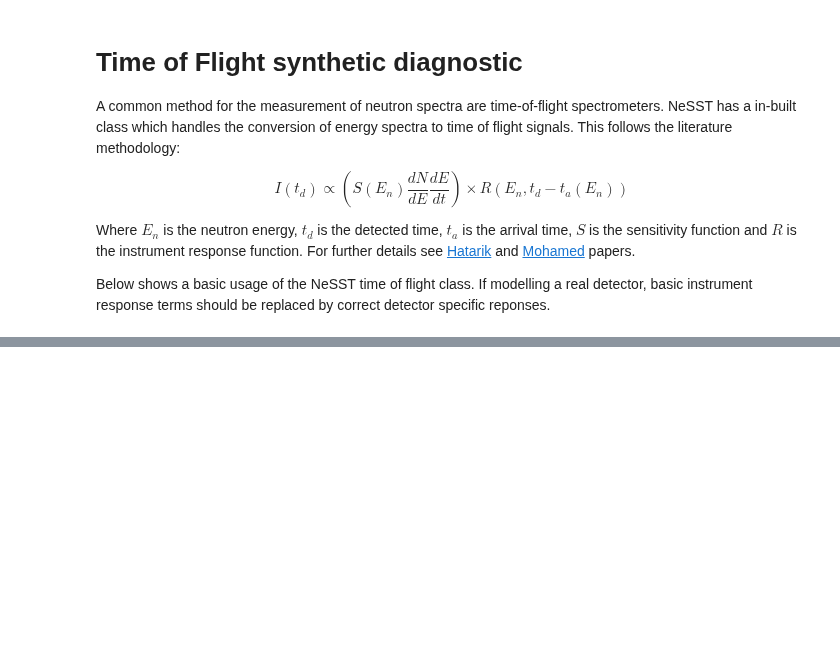
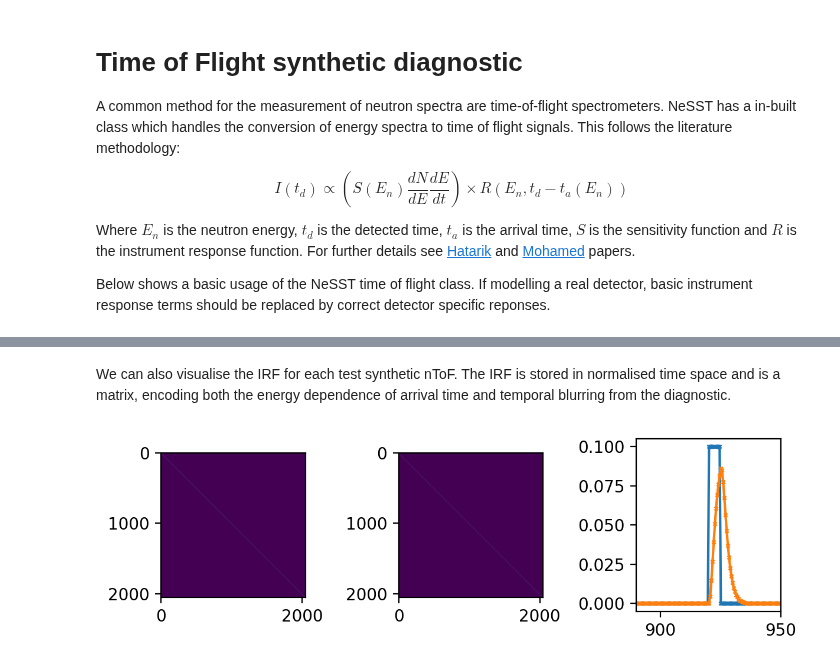
Before and after one commit to aidancrilly/NeSST, a Jupyter notebook: example/NeSST Guide.ipynb, the cells around one changed output, grey strips where cells are left out. Saved outputs shown, nothing was run; the diff lists cells and outputs as text; code cells hidden in the pictures; blank space fills up the shorter version.

```diff
--- a/example/NeSST Guide.ipynb
+++ b/example/NeSST Guide.ipynb
@@ -482,0 +486,16 @@ plt.legend()
+# %% [markdown]
+We can also visualise the IRF for each test synthetic nToF. The IRF is stored in normalised time space and is a matrix, encoding both the energy dependence of arrival time and temporal blurring from the diagnostic.
+# %%
+fig = plt.figure(dpi=200,figsize=(6,2))
+ax1 = fig.add_subplot(131)
+ax2 = fig.add_subplot(132)
+ax3 = fig.add_subplot(133)
+
+ax1.imshow(test_20m_nToF_1.R)
+ax2.imshow(test_20m_nToF_2.R)
+ax3.plot(t_det/1e-9,test_20m_nToF_1.R[:,1200],marker='x',markersize=2)
+ax3.plot(t_det/1e-9,test_20m_nToF_2.R[:,1200],marker='x',markersize=2)
+ax3.set_xlim(890,950)
+fig.tight_layout()
+# %% [output]
+[figure, added]
```
Also changed, not shown: parts of 21 cells of this notebook, 3 other files.
